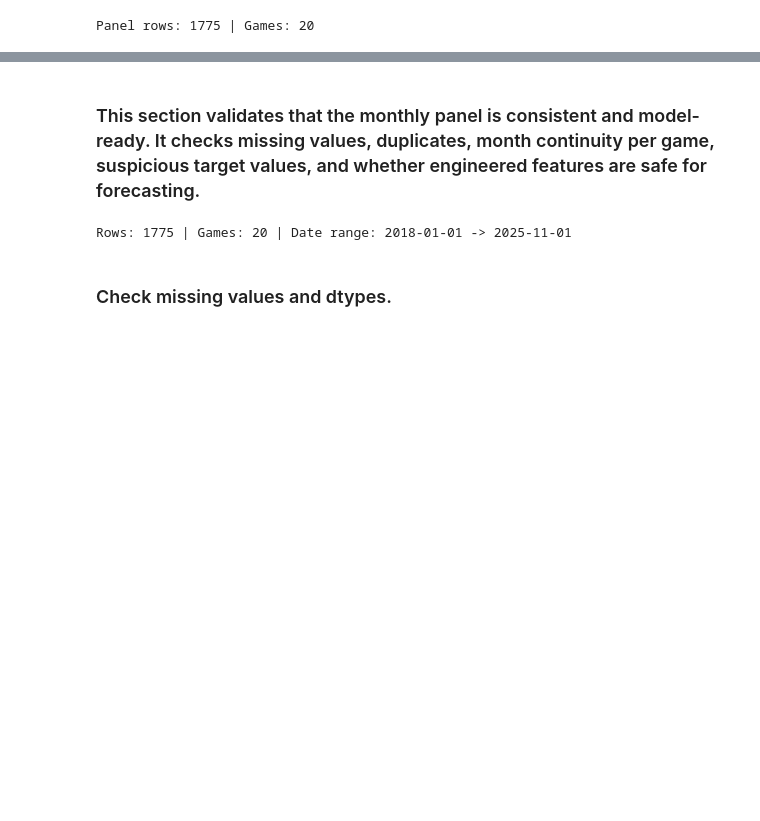
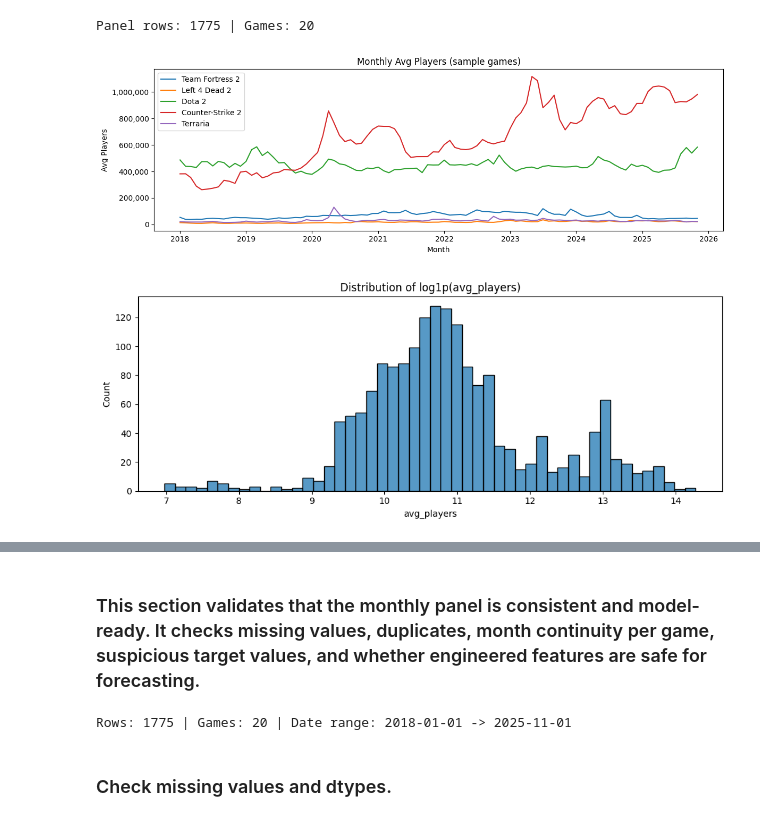
Before and after one commit to shabayadletzh/Final-Project, a Jupyter notebook: Final_Project_EDA.ipynb, the cells around one changed output, grey strips where cells are left out. Drawn from its saved outputs; the diff is of its cells as text; code cells hidden in the pictures; blank space fills up the shorter version.

```diff
--- a/Final_Project_EDA.ipynb
+++ b/Final_Project_EDA.ipynb
@@ -453,3 +457,31 @@ print("Panel rows:", len(full_df), "| Games:", full_df["app_id"].nunique())
 | 3 | 2018-04-01 | 440 | Team Fortress 2 | 39180.46 | 0.0 | 0.0 | 0.866025 | -5.000000e-01 | ... |
 | 4 | 2018-05-01 | 440 | Team Fortress 2 | 38847.02 | 0.0 | 0.0 | 0.500000 | -8.660254e-01 | ... |
 Panel rows: 1775 | Games: 20
+# %%
+# Simple time series plot for a few games (avoid scientific notation on y-axis)
+sample_games = full_df["game"].drop_duplicates().tolist()[:5]
+
+plt.figure(figsize=(12, 4))
+ax = plt.gca()
+for g in sample_games:
+    gdf = full_df[full_df["game"] == g].sort_values("month")
+    ax.plot(gdf["month"], gdf["avg_players"], label=g)
+
+ax.set_title("Monthly Avg Players (sample games)")
+ax.set_xlabel("Month")
+ax.set_ylabel("Avg Players")
+ax.ticklabel_format(style="plain", axis="y", useOffset=False)  # removes 1e6 scientific offset
+ax.yaxis.set_major_formatter(mtick.StrMethodFormatter("{x:,.0f}"))  # comma formatting
+ax.legend()
+plt.tight_layout()
+plt.show()
+
+# Distribution plot: log transform justification
+plt.figure(figsize=(10, 4))
+sns.histplot(np.log1p(full_df["avg_players"]), bins=50)
+plt.title("Distribution of log1p(avg_players)")
+plt.tight_layout()
+plt.show()
+# %% [output]
+[figure, added]
+[figure, added]
```
Also changed, not shown: parts of 3 cells of this notebook.
